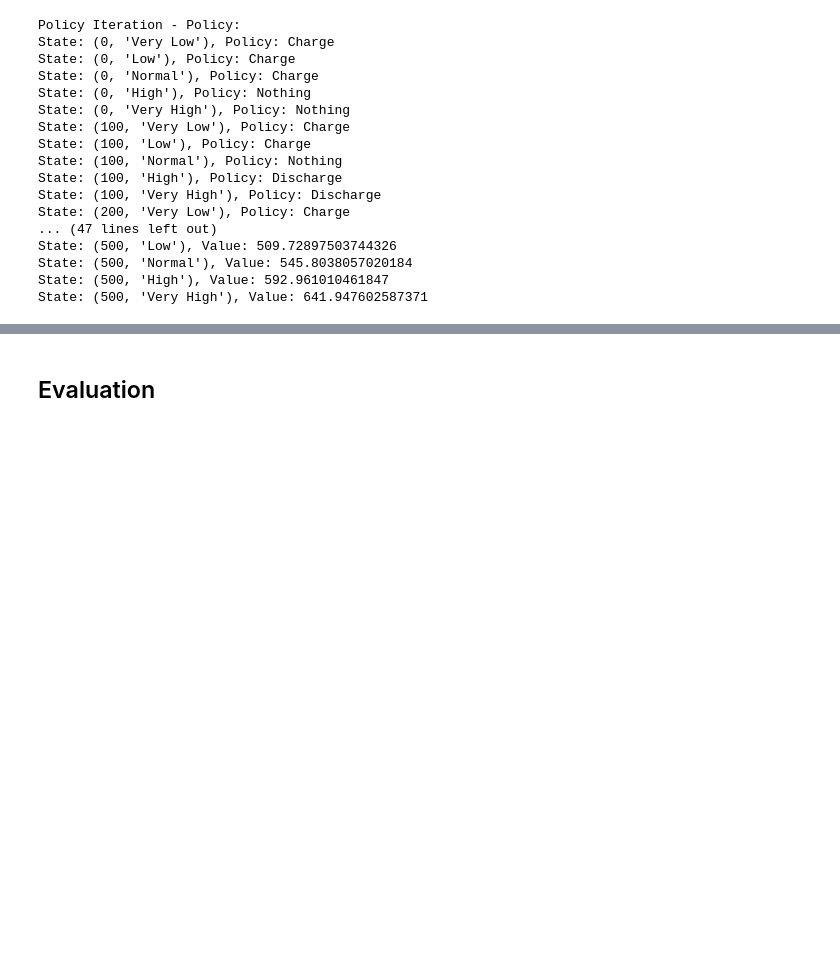
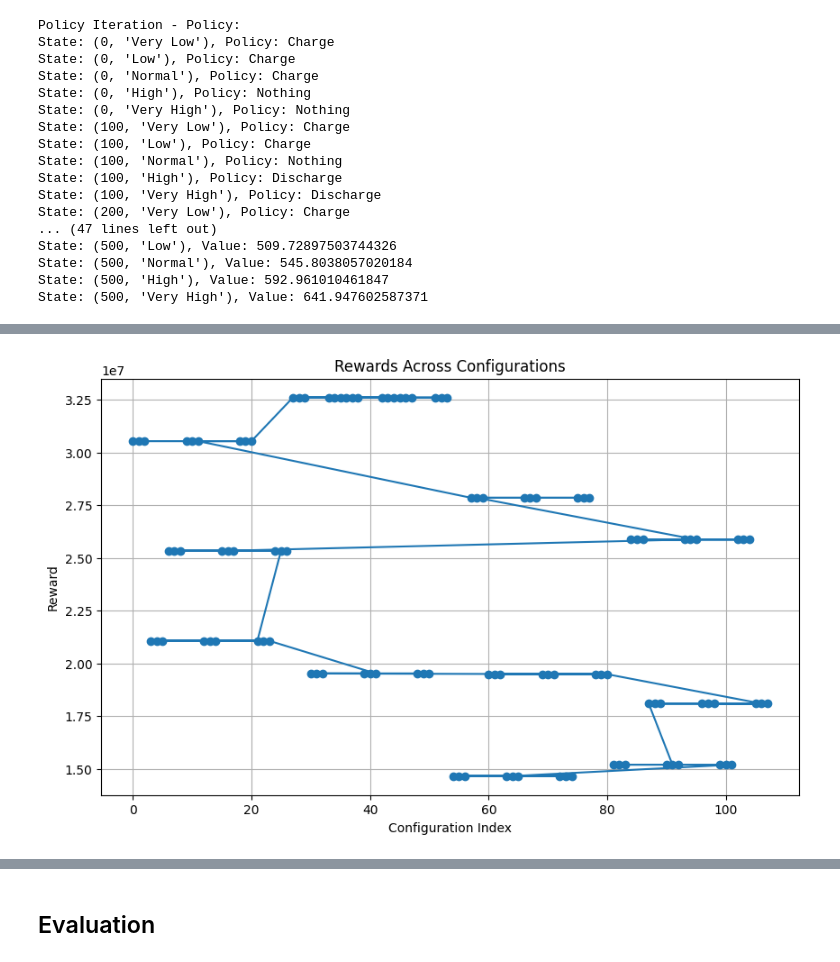
Before and after one commit to Max-f123/Machine_Learning_in_Energy_Systems, a Jupyter notebook: Assignment 03/Assignment_03.ipynb, the cells around one changed output, grey strips where cells are left out. Drawn from its saved outputs; the diff is of its cells as text; code cells hidden in the pictures; blank space fills up the shorter version.

```diff
--- a/Assignment 03/Assignment_03.ipynb
+++ b/Assignment 03/Assignment_03.ipynb
@@ -960,0 +1006,98 @@ Testing complete. Final cumulative reward: 21772399.99350001
+# %%
+from itertools import product
+
+def simplified_grid_search(data, param_grid):
+    """
+    Perform grid search with selected parameters: rolling_window, gamma, num_classes, epsilon.
+
+    Parameters:
+    - data: Input dataset.
+    - param_grid: Dictionary of parameter ranges.
+
+    Returns:
+    - DataFrame with sorted results by reward.
+    """
+    results = []
+    param_names = list(param_grid.keys())
+    param_combinations = list(product(*param_grid.values()))
+
+    print(f"Starting Simplified Grid Search over {len(param_combinations)} combinations...")
+
+    for combination in param_combinations:
+        params = dict(zip(param_names, combination))
+        print(f"Testing Config: {params}")
+
+        # Perform dynamic categorization
+        categorized_data = dynamic_categorization(data.copy(), 'Price', 'Date', params['rolling_window'])
+
+        # Bin and label the data
+        zscore_min = categorized_data['ZScore'].min()
+        zscore_max = categorized_data['ZScore'].max()
+        bins = np.linspace(zscore_min - 0.1, zscore_max + 0.1, params['num_classes'] + 1)
+        labels = [f"Class_{i}" for i in range(params['num_classes'])]
+        categorized_data['Category'] = pd.cut(categorized_data['ZScore'], bins=bins, labels=labels, include_lowest=True)
+
+        # Skip configurations with invalid categories
+        if categorized_data['Category'].isna().any():
+            print(f"Skipping due to NaN categories: {params}")
+            continue
+
+        # Calculate transition matrix
+        transition_matrix = calculate_transition_matrix(categorized_data, 'Category')
+        if (transition_matrix.sum(axis=1) == 0).any():
+            print(f"Skipping due to invalid transition matrix: {params}")
+            continue
+
+        # Run optimization
+        soc_levels = [0, 100, 200, 300, 400, 500]
+        actions = ["Charge", "Discharge", "Nothing"]
+        price_dict = {label: i * 0.2 for i, label in enumerate(labels)}
+
+        policy_optimizer = BatteryPolicyIteration(soc_levels,
+                            actions,
+                            price_dict,
+                            labels,
+                            transition_matrix,
+                            gamma=0.99)
+
+        policy_optimizer.policy_iteration()
+        policy_optimizer.test_on_data(categorized_data)
+
+        final_reward = policy_optimizer.cumulative_rewards[-1] if optimizer.rewards else 0
+        results.append({**params, 'reward': final_reward})
+        print(f"Reward: {final_reward:.2f}")
+
+    # Convert results to DataFrame
+    results_df = pd.DataFrame(results).sort_values(by='reward', ascending=False)
+    print("\nTop Configurations:")
+    print(results_df.head(5))
+    return results_df
+
+
+# Define parameter grid
+param_grid = {
+    'rolling_window': [12, 24, 48, 72],  # Vary rolling windows
+    'gamma': [0.98, 0.99, 0.999],  # Discount factor
+    'num_classes': [4, 5, 6],  # Number of classes
+    'epsilon': [0.05, 0.1, 0.2]  # Convergence threshold
+}
+
+# Run the grid search
+results_df = simplified_grid_search(data, param_grid)
+
+# Select top 5 configurations
+top_5_configs = results_df.head(5).to_dict(orient='records')
+
+# Plot results
+plt.figure(figsize=(10, 6))
+plt.plot(results_df['reward'], marker='o')
+plt.title("Rewards Across Configurations")
+plt.xlabel("Configuration Index")
+plt.ylabel("Reward")
+plt.grid(True)
+plt.show()
+
+# Print top configurations
+print("Top Configurations by Reward:")
+print(results_df.head(5))
+# %% [output]
@@ -960,0 +1121 @@ Testing complete. Final cumulative reward: 21772399.99350001
+[figure, added]
```
Also changed, not shown: parts of 19 cells of this notebook.
